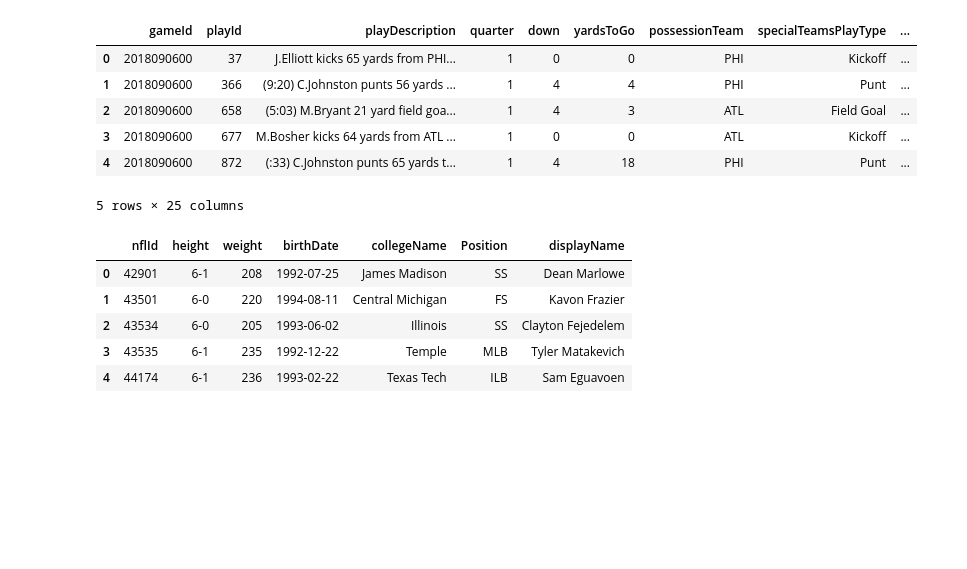
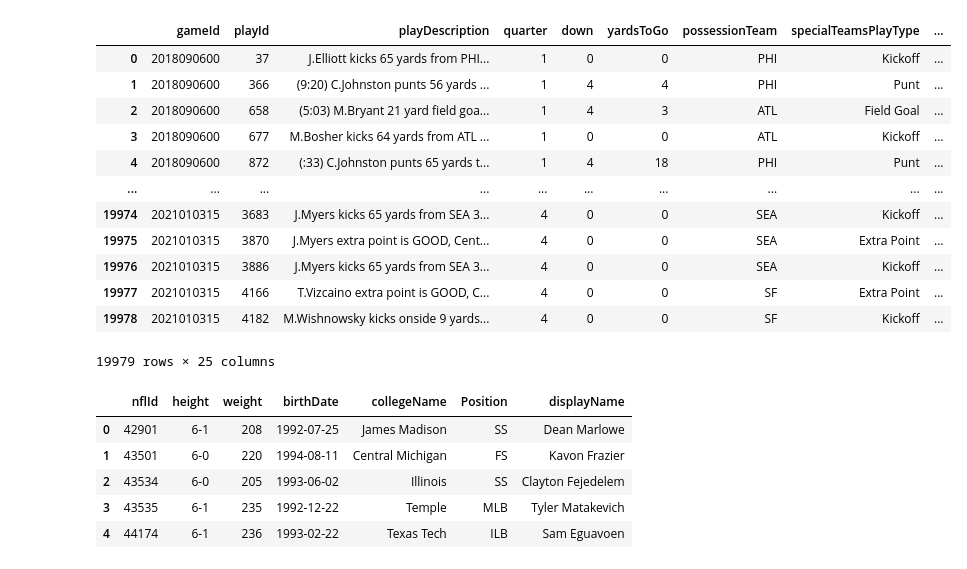
Before and after one commit to egrace479/NFL-BDB-2022, a Jupyter notebook: Field_Goal.ipynb, the cells around one changed output. Cells and saved outputs as stored; diff of their text form; code cells hidden in the pictures; blank space fills up the shorter version.

```diff
--- a/Field_Goal.ipynb
+++ b/Field_Goal.ipynb
@@ -9,15 +9,21 @@ sns.set_style("darkgrid")
 df_1 = snp = pd.read_csv("../../NFL Data/Data/plays.csv")
 df_2 = snp = pd.read_csv("../../NFL Data/Data/players.csv")
 # %%
-df_1.head()
+df_1
 # %% [output]
 |  | gameId | playId | playDescription | quarter | down | yardsToGo | possessionTeam | specialTeamsPlayType | ... |
 | 0 | 2018090600 | 37 | J.Elliott kicks 65 yards from PHI... | 1 | 0 | 0 | PHI | Kickoff | ... |
 | 1 | 2018090600 | 366 | (9:20) C.Johnston punts 56 yards ... | 1 | 4 | 4 | PHI | Punt | ... |
 | 2 | 2018090600 | 658 | (5:03) M.Bryant 21 yard field goa... | 1 | 4 | 3 | ATL | Field Goal | ... |
 | 3 | 2018090600 | 677 | M.Bosher kicks 64 yards from ATL ... | 1 | 0 | 0 | ATL | Kickoff | ... |
 | 4 | 2018090600 | 872 | (:33) C.Johnston punts 65 yards t... | 1 | 4 | 18 | PHI | Punt | ... |
+| ... | ... | ... | ... | ... | ... | ... | ... | ... | ... |
+| 19974 | 2021010315 | 3683 | J.Myers kicks 65 yards from SEA 3... | 4 | 0 | 0 | SEA | Kickoff | ... |
+| 19975 | 2021010315 | 3870 | J.Myers extra point is GOOD, Cent... | 4 | 0 | 0 | SEA | Extra Point | ... |
+| 19976 | 2021010315 | 3886 | J.Myers kicks 65 yards from SEA 3... | 4 | 0 | 0 | SEA | Kickoff | ... |
+| 19977 | 2021010315 | 4166 | T.Vizcaino extra point is GOOD, C... | 4 | 0 | 0 | SF | Extra Point | ... |
+| 19978 | 2021010315 | 4182 | M.Wishnowsky kicks onside 9 yards... | 4 | 0 | 0 | SF | Kickoff | ... |
-5 rows × 25 columns
+19979 rows × 25 columns
 # %%
 df_2.head()
 # %% [output]
```
Also changed, not shown: parts of 15 cells of this notebook.
